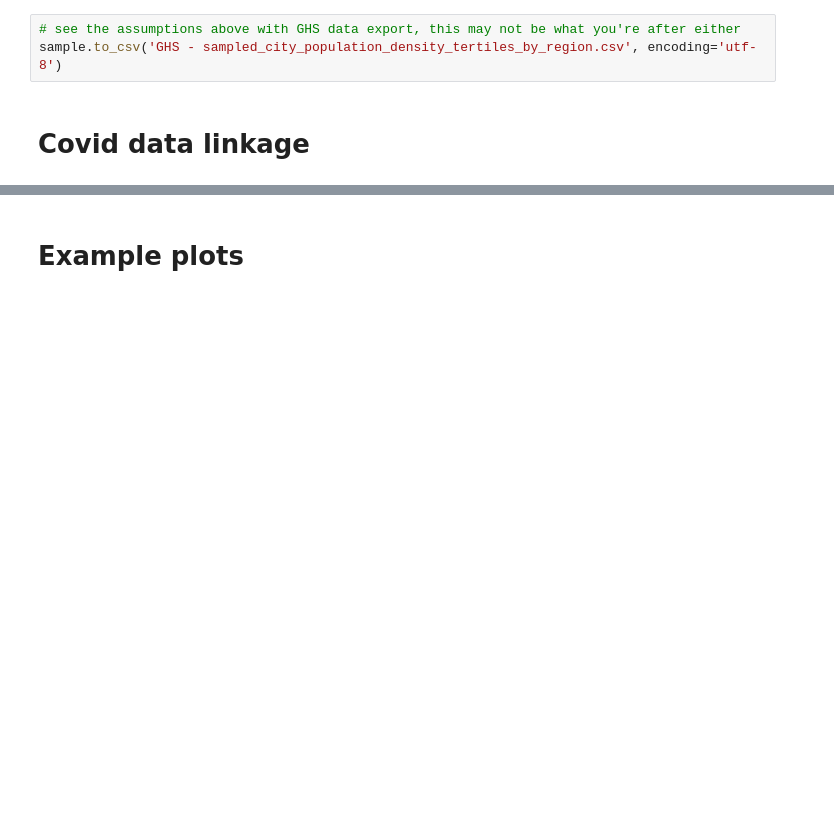
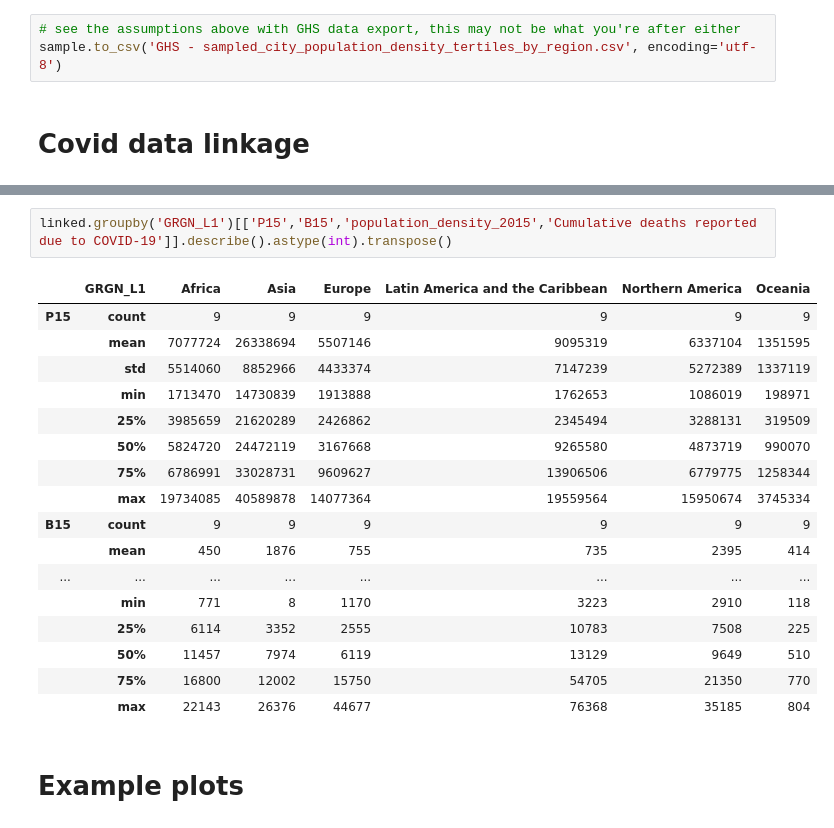
Before and after one commit to carlhiggs/urban_density_covid_linkage, a Jupyter notebook: Population and region data linkage.ipynb, the cells around one changed output, grey strips where cells are left out. Saved outputs shown, nothing was run; the diff lists cells and outputs as text; blank space fills up the shorter version.

```diff
--- a/Population and region data linkage.ipynb
+++ b/Population and region data linkage.ipynb
@@ -205,3 +205,23 @@ linked
+# %%
+linked.groupby('GRGN_L1')[['P15','B15','population_density_2015','Cumulative deaths reported due to COVID-19']].describe().astype(int).transpose()
+# %% [output]
+|  | GRGN_L1 | Africa | Asia | Europe | Latin America and the Caribbean | Northern America | Oceania |
+| P15 | count | 9 | 9 | 9 | 9 | 9 | 9 |
+|  | mean | 7077724 | 26338694 | 5507146 | 9095319 | 6337104 | 1351595 |
+|  | std | 5514060 | 8852966 | 4433374 | 7147239 | 5272389 | 1337119 |
+|  | min | 1713470 | 14730839 | 1913888 | 1762653 | 1086019 | 198971 |
+|  | 25% | 3985659 | 21620289 | 2426862 | 2345494 | 3288131 | 319509 |
+|  | 50% | 5824720 | 24472119 | 3167668 | 9265580 | 4873719 | 990070 |
+|  | 75% | 6786991 | 33028731 | 9609627 | 13906506 | 6779775 | 1258344 |
+|  | max | 19734085 | 40589878 | 14077364 | 19559564 | 15950674 | 3745334 |
+| B15 | count | 9 | 9 | 9 | 9 | 9 | 9 |
+|  | mean | 450 | 1876 | 755 | 735 | 2395 | 414 |
+| ... | ... | ... | ... | ... | ... | ... | ... |
+|  | min | 771 | 8 | 1170 | 3223 | 2910 | 118 |
+|  | 25% | 6114 | 3352 | 2555 | 10783 | 7508 | 225 |
+|  | 50% | 11457 | 7974 | 6119 | 13129 | 9649 | 510 |
+|  | 75% | 16800 | 12002 | 15750 | 54705 | 21350 | 770 |
+|  | max | 22143 | 26376 | 44677 | 76368 | 35185 | 804 |
 # %% [markdown]
 # Example plots
 # %%
```
Also changed, not shown: parts of 4 cells of this notebook.
